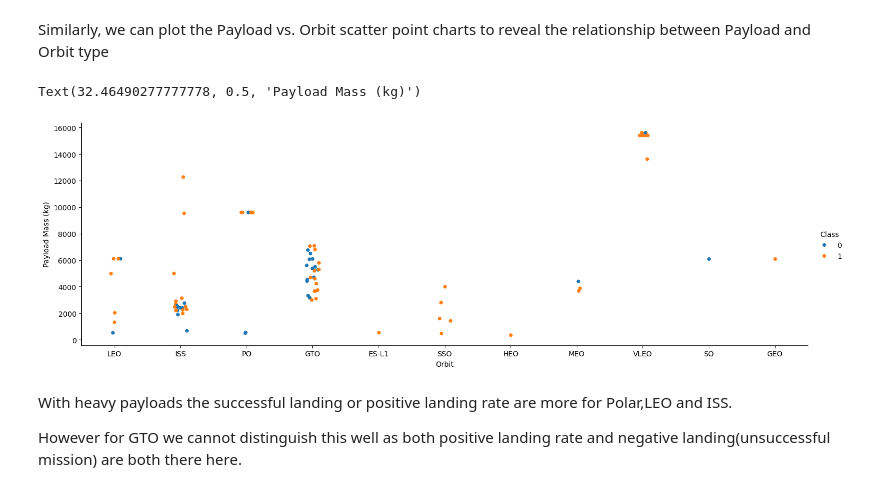
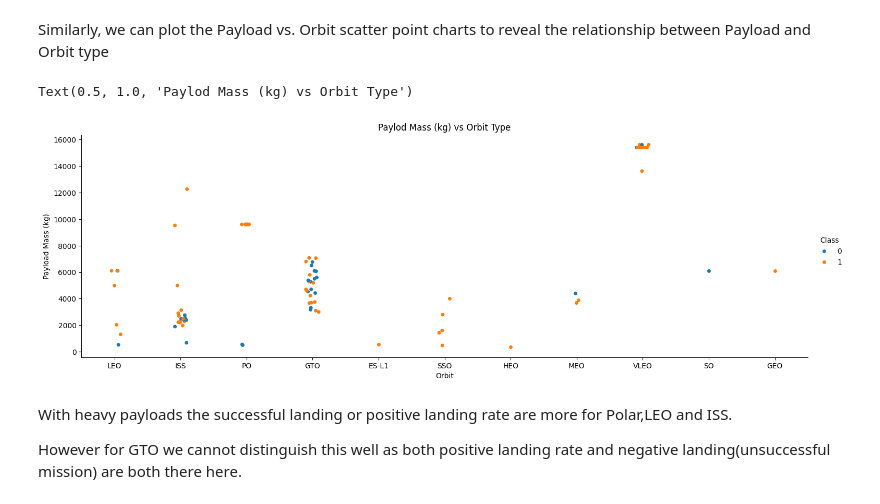
Before and after one commit to jrkopp/data-science-capstone, a Jupyter notebook: jupyter-labs-eda-dataviz-v2.ipynb, the cells around one changed output. Drawn from its saved outputs; the diff is of its cells as text; code cells hidden in the pictures.

```diff
--- a/jupyter-labs-eda-dataviz-v2.ipynb
+++ b/jupyter-labs-eda-dataviz-v2.ipynb
@@ -202,11 +205,12 @@ Similarly, we can plot the Payload vs. Orbit scatter point charts to reveal the
 # %%
 # Plot a scatter point chart with x axis to be Payload and y axis to be the Orbit, and hue to be the class value
 sns.catplot(x="Orbit", y="PayloadMass", hue="Class", data=df, aspect=3)
 plt.xlabel('Orbit')
 plt.ylabel("Payload Mass (kg)")
+plt.title("Paylod Mass (kg) vs Orbit Type")
 # %% [output]
-Text(32.46490277777778, 0.5, 'Payload Mass (kg)')
+Text(0.5, 1.0, 'Paylod Mass (kg) vs Orbit Type')
-[figure, old version]
+[figure, new version]
 # %% [markdown]
 With heavy payloads the successful landing or positive landing rate are more for Polar,LEO and ISS.
 
```
Also changed, not shown: parts of 5 cells of this notebook, 7 other files.
